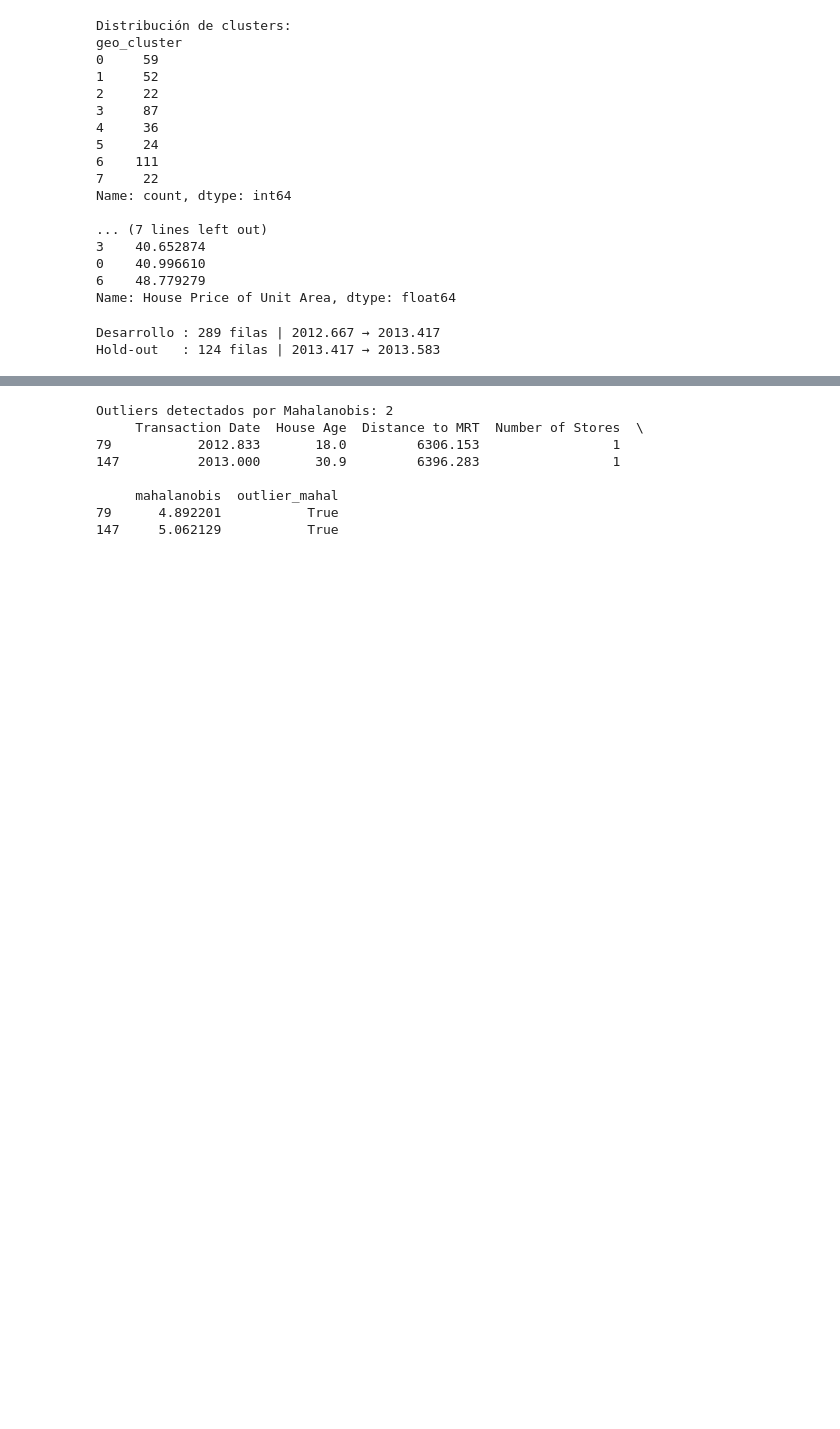
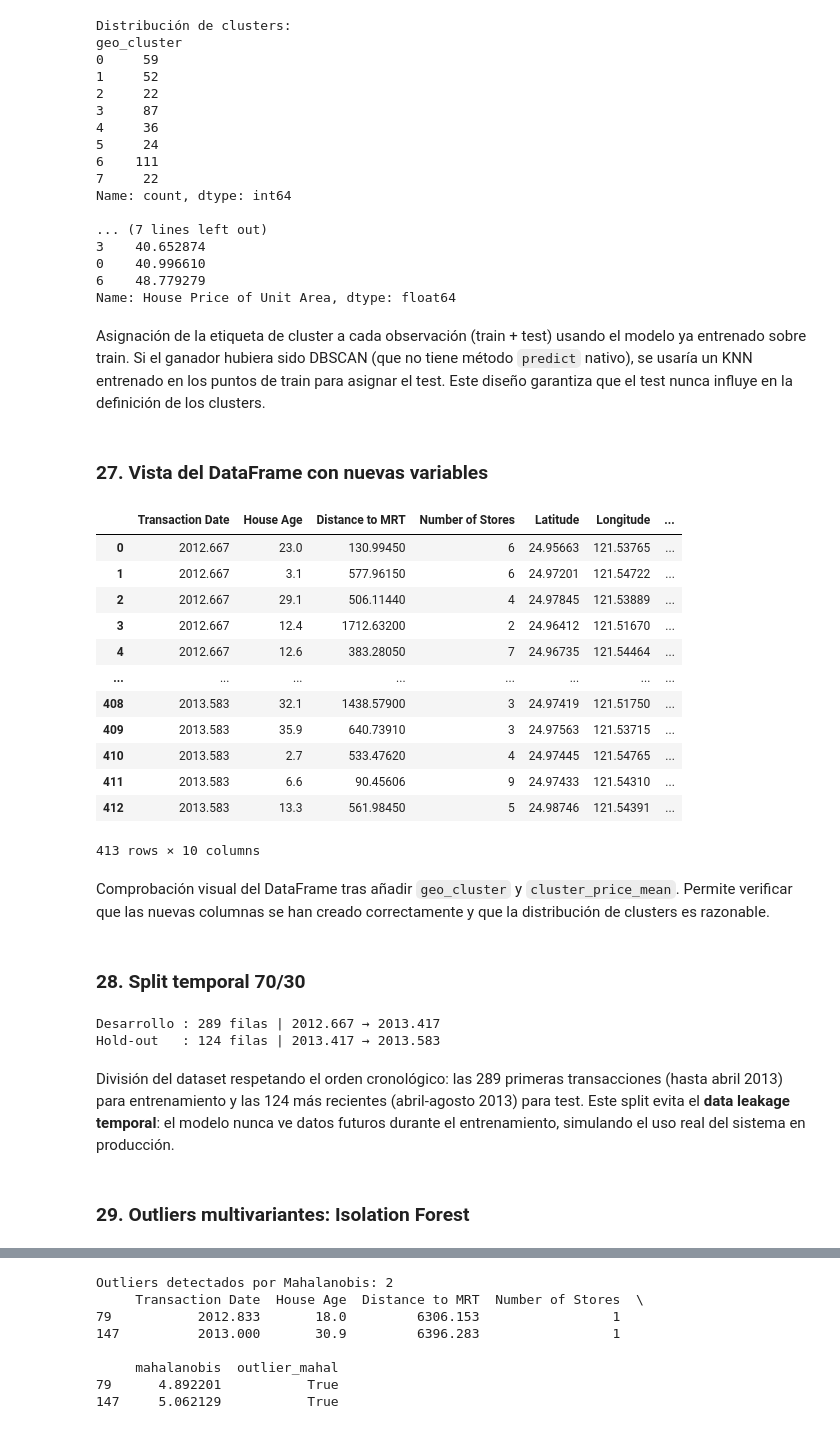
Before and after one commit to BabylonFushi/Sindian-Dataset, a Jupyter notebook: .ipynb, the cells around one changed output, grey strips where cells are left out. Drawn from its saved outputs; the diff is of its cells as text; code cells hidden in the pictures; blank space fills up the shorter version.

```diff
--- a/.ipynb
+++ b/.ipynb
@@ -616,5 +755,29 @@ Name: count, dtype: int64
 0    40.996610
 6    48.779279
 Name: House Price of Unit Area, dtype: float64
+# %% [markdown]
+Asignación de la etiqueta de cluster a cada observación (train + test) usando el modelo ya entrenado sobre train. Si el ganador hubiera sido DBSCAN (que no tiene método `predict` nativo), se usaría un KNN entrenado en los puntos de train para asignar el test. Este diseño garantiza que el test nunca influye en la definición de los clusters.
+# %% [markdown]
+### **27. Vista del DataFrame con nuevas variables**
+# %%
+df
+# %% [output]
+|  | Transaction Date | House Age | Distance to MRT | Number of Stores | Latitude | Longitude | ... |
+| 0 | 2012.667 | 23.0 | 130.99450 | 6 | 24.95663 | 121.53765 | ... |
+| 1 | 2012.667 | 3.1 | 577.96150 | 6 | 24.97201 | 121.54722 | ... |
+| 2 | 2012.667 | 29.1 | 506.11440 | 4 | 24.97845 | 121.53889 | ... |
+| 3 | 2012.667 | 12.4 | 1712.63200 | 2 | 24.96412 | 121.51670 | ... |
+| 4 | 2012.667 | 12.6 | 383.28050 | 7 | 24.96735 | 121.54464 | ... |
+| ... | ... | ... | ... | ... | ... | ... | ... |
+| 408 | 2013.583 | 32.1 | 1438.57900 | 3 | 24.97419 | 121.51750 | ... |
+| 409 | 2013.583 | 35.9 | 640.73910 | 3 | 24.97563 | 121.53715 | ... |
+| 410 | 2013.583 | 2.7 | 533.47620 | 4 | 24.97445 | 121.54765 | ... |
+| 411 | 2013.583 | 6.6 | 90.45606 | 9 | 24.97433 | 121.54310 | ... |
+| 412 | 2013.583 | 13.3 | 561.98450 | 5 | 24.98746 | 121.54391 | ... |
+413 rows × 10 columns
+# %% [markdown]
+Comprobación visual del DataFrame tras añadir `geo_cluster` y `cluster_price_mean`. Permite verificar que las nuevas columnas se han creado correctamente y que la distribución de clusters es razonable.
+# %% [markdown]
+### **28. Split temporal 70/30**
 # %%
 features = ["Transaction Date", 'House Age', 'Distance to MRT', 'Number of Stores',
@@ -643,6 +806,10 @@ X_test['house_age_c']   = X_test['House Age'] - X_train['House Age'].mean()
 # %% [output]
 Desarrollo : 289 filas | 2012.667 → 2013.417
 Hold-out   : 124 filas | 2013.417 → 2013.583
+# %% [markdown]
+División del dataset respetando el orden cronológico: las 289 primeras transacciones (hasta abril 2013) para entrenamiento y las 124 más recientes (abril-agosto 2013) para test. Este split evita el **data leakage temporal**: el modelo nunca ve datos futuros durante el entrenamiento, simulando el uso real del sistema en producción.
+# %% [markdown]
+### **29. Outliers multivariantes: Isolation Forest**
 # %%
 clf = IsolationForest(contamination=0.03, random_state=42)
 cols_num = X_train.select_dtypes(include='number').columns.tolist()
```
Also changed, not shown: parts of 156 cells of this notebook.
